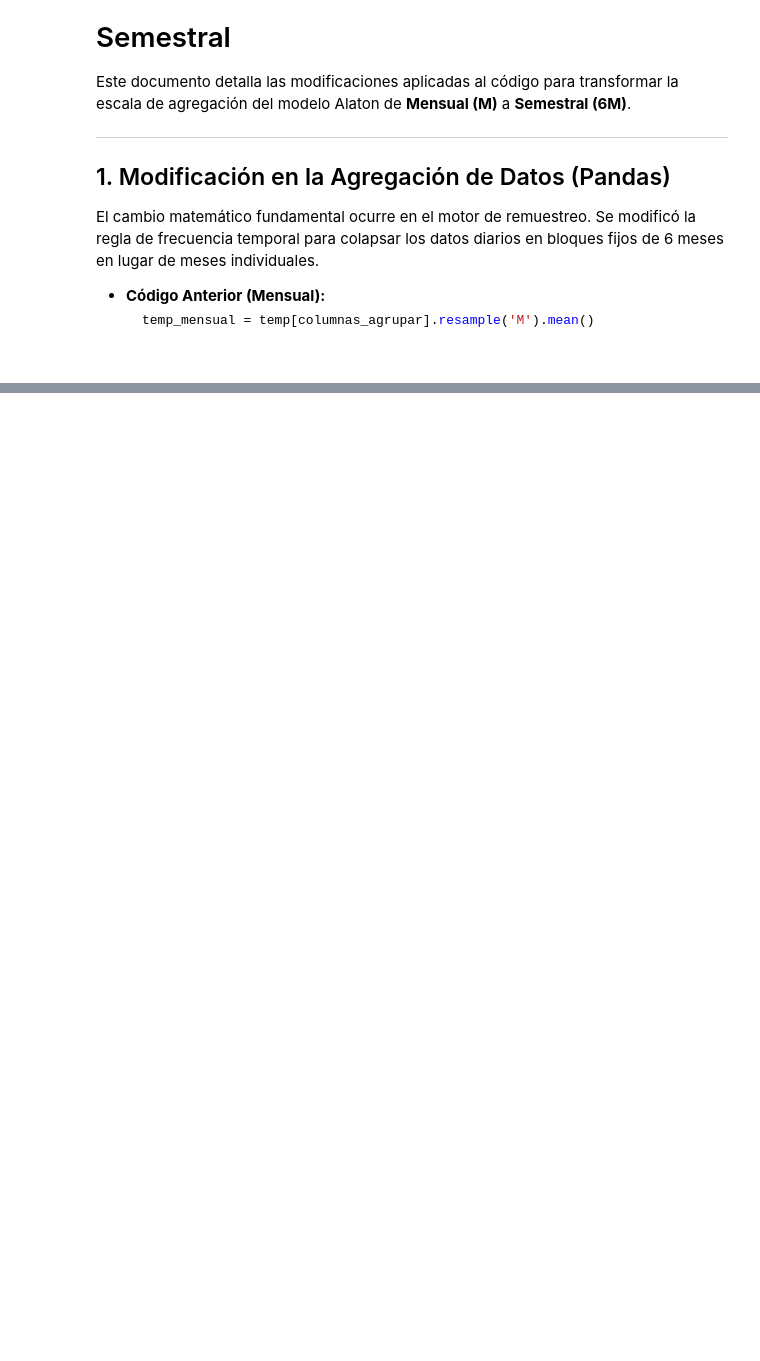
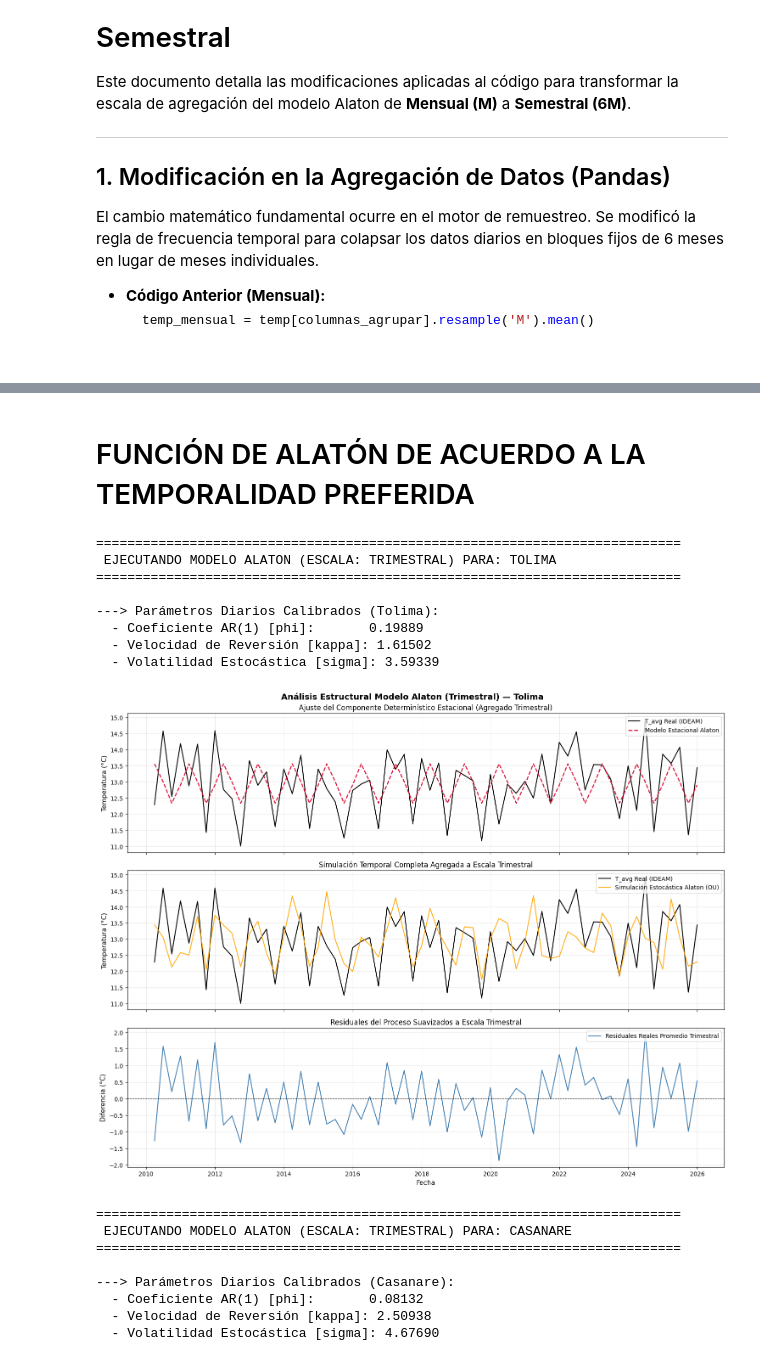
Before and after one commit to despinosaa/enso_rice_weather_derivatives, a Jupyter notebook: notebooks/02_temperature_alaton_model.ipynb, the cells around one changed output, grey strips where cells are left out. Cells and saved outputs as stored; diff of their text form; code cells hidden in the pictures; blank space fills up the shorter version.

Commit message:
02_03 función del periodo

```diff
--- a/notebooks/02_temperature_alaton_model.ipynb
+++ b/notebooks/02_temperature_alaton_model.ipynb
@@ -625,0 +626,2 @@ df_s_tolima,   p_tolima   = modelar_temperatura_alaton_semestral(df_Tolima, "Tol
+# %% [markdown]
+# FUNCIÓN DE ALATÓN DE ACUERDO A LA TEMPORALIDAD PREFERIDA
@@ -625,0 +745,60 @@ df_s_tolima,   p_tolima   = modelar_temperatura_alaton_semestral(df_Tolima, "Tol
+# %%
+import numpy as np
+import pandas as pd
+import matplotlib.pyplot as plt
+import statsmodels.api as sm
+
+# Leer el excel
+df = pd.read_excel('../data/processed/Modelo_Completo.xlsx')
+
+# Renombrar columnas para ajustar a formato requerido
+df.rename(
+    columns={
+        't_min': 'Temperature_Min_C',
+        't_max': 'Temperature_Max_C',
+        'precip': 'Precipitation_mm',
+        'date': 'Date',
+        "t_mean": "Temperature_Avg_C",
+    },
+    inplace=True,
+)
+
+# 1. Asegurar que la columna de fecha sea datetime desde el inicio
+df['Date'] = pd.to_datetime(df['Date'])
+
+# 2. Filtrar los departamentos seleccionando solo las columnas requeridas y definiendo la fecha como índice
+columnas_interes = ['Temperature_Avg_C', 'Temperature_Min_C', 'Temperature_Max_C', 'Precipitation_mm']
+
+df_Casanare = df[df['department'] == 'Casanare'].set_index('Date')[columnas_interes].copy()
+df_Tolima   = df[df['department'] == 'Tolima'].set_index('Date')[columnas_interes].copy()
+
+# 3. Ver primeros registros
+print("--- Casanare ---")
+print(df_Casanare.head())
+
+print("\n--- Tolima ---")
+print(df_Tolima.head())
+
+# Ejemplo 1: Simulación y análisis trimestral para Tolima
+df_trimestral_tol, p_tol = modelar_temperatura_alaton(df_Tolima, "Tolima", frecuencia='trimestral')
+
+# Ejemplo 2: Simulación y análisis Trimestral para Casanare
+df_trimestral_cas, p_cas = modelar_temperatura_alaton(df_Casanare, "Casanare", frecuencia='trimestral')
+# %% [output]
+===========================================================================
+ EJECUTANDO MODELO ALATON (ESCALA: TRIMESTRAL) PARA: TOLIMA
+===========================================================================
+
+---> Parámetros Diarios Calibrados (Tolima):
+  - Coeficiente AR(1) [phi]:       0.19889
+  - Velocidad de Reversión [kappa]: 1.61502
+  - Volatilidad Estocástica [sigma]: 3.59339
+[figure, added]
+===========================================================================
+ EJECUTANDO MODELO ALATON (ESCALA: TRIMESTRAL) PARA: CASANARE
+===========================================================================
+
+---> Parámetros Diarios Calibrados (Casanare):
+  - Coeficiente AR(1) [phi]:       0.08132
+  - Velocidad de Reversión [kappa]: 2.50938
+  - Volatilidad Estocástica [sigma]: 4.67690
```
Also changed, not shown: parts of 6 cells of this notebook, 1 other file.
